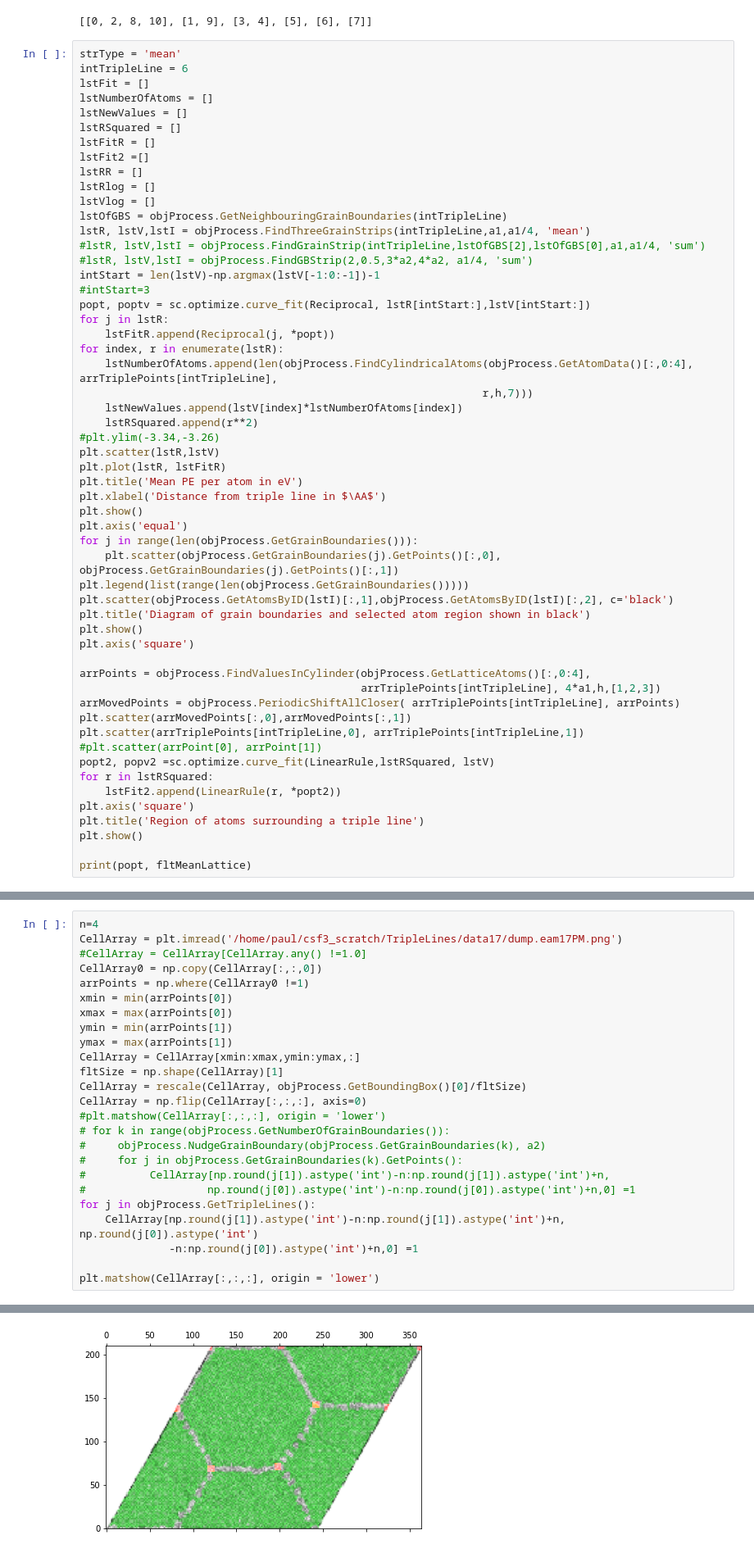
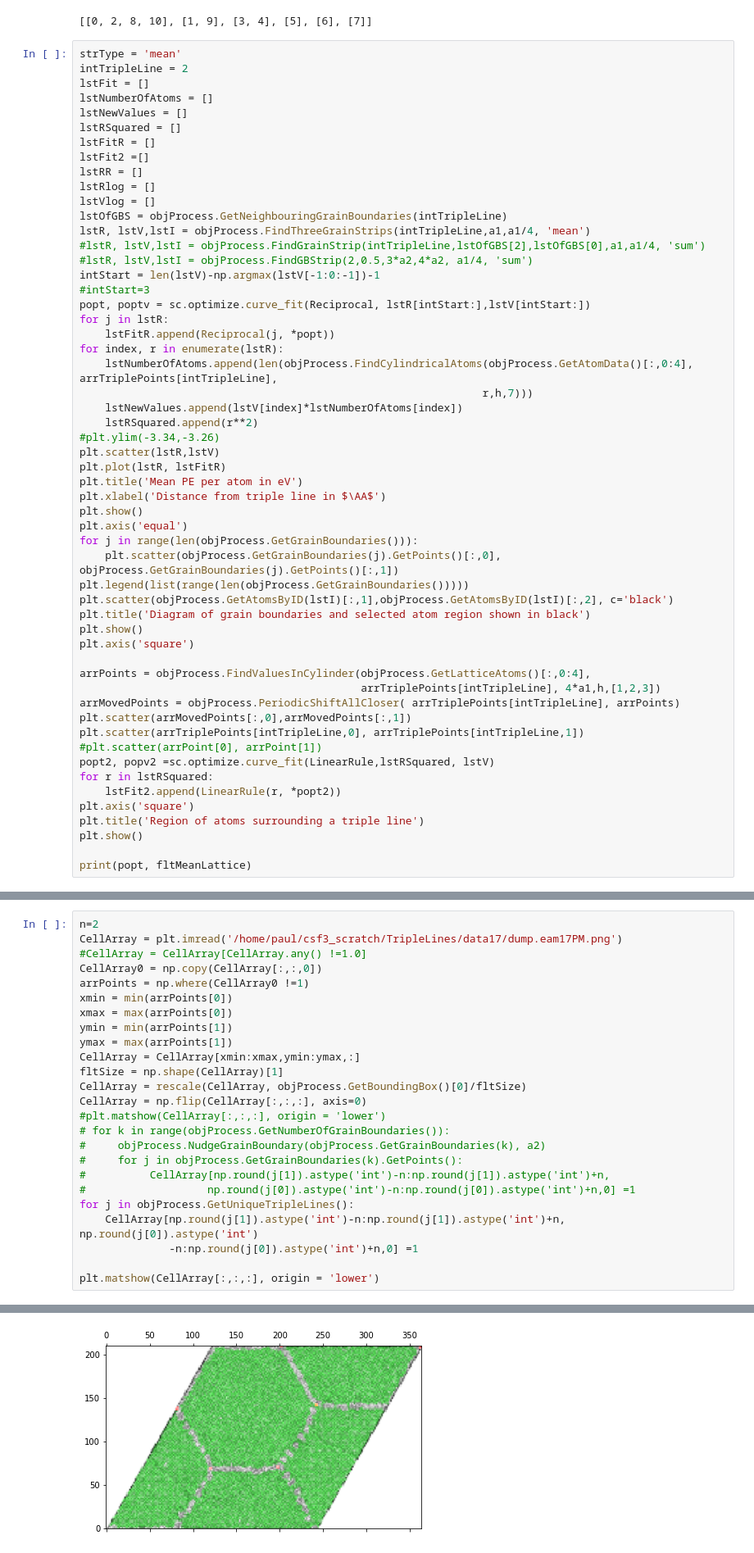
Before and after one commit to PaulTwine/TripleLines.github.io, a Jupyter notebook: TripleLine Fitting.ipynb, the cells around one changed output, grey strips where cells are left out. Shown at 82% size. Drawn from its saved outputs; the diff is of its cells as text.

```diff
--- a/TripleLine Fitting.ipynb
+++ b/TripleLine Fitting.ipynb
@@ -69,7 +69,7 @@ def ReciprocalFit(r,b):
 [[0, 2, 8, 10], [1, 9], [3, 4], [5], [6], [7]]
 # %%
 strType = 'mean'
-intTripleLine = 6
+intTripleLine = 2
 lstFit = []
 lstNumberOfAtoms = []
 lstNewValues = []
@@ -174,33 +174,33 @@ print(objProcess.MoveToSimulationCell(objProcess.GetTripleLines()))
  [ 82.18779969 138.68535077  12.15      ]
  [362.25657115 208.06363064  12.15      ]]
 # %%
-n=4
+n=2
 CellArray = plt.imread('/home/paul/csf3_scratch/TripleLines/data17/dump.eam17PM.png')
 #CellArray = CellArray[CellArray.any() !=1.0]
 CellArray0 = np.copy(CellArray[:,:,0])
 arrPoints = np.where(CellArray0 !=1)
 xmin = min(arrPoints[0])
 xmax = max(arrPoints[0])
 ymin = min(arrPoints[1])
 ymax = max(arrPoints[1])
 CellArray = CellArray[xmin:xmax,ymin:ymax,:]
 fltSize = np.shape(CellArray)[1]
 CellArray = rescale(CellArray, objProcess.GetBoundingBox()[0]/fltSize)
 CellArray = np.flip(CellArray[:,:,:], axis=0)
 #plt.matshow(CellArray[:,:,:], origin = 'lower')
 # for k in range(objProcess.GetNumberOfGrainBoundaries()):
 #     objProcess.NudgeGrainBoundary(objProcess.GetGrainBoundaries(k), a2)
 #     for j in objProcess.GetGrainBoundaries(k).GetPoints():
 #          CellArray[np.round(j[1]).astype('int')-n:np.round(j[1]).astype('int')+n,
 #                   np.round(j[0]).astype('int')-n:np.round(j[0]).astype('int')+n,0] =1
-for j in objProcess.GetTripleLines():
+for j in objProcess.GetUniqueTripleLines():
     CellArray[np.round(j[1]).astype('int')-n:np.round(j[1]).astype('int')+n, np.round(j[0]).astype('int')
               -n:np.round(j[0]).astype('int')+n,0] =1
 
 plt.matshow(CellArray[:,:,:], origin = 'lower')
 # %% [output]
 <matplotlib.image.AxesImage at 0x...>
-[figure, old version]
+[figure, new version]
 # %%
 arrCentre = objProcess.GetTripleLines(4)
 arrLength = objProcess.GetTripleLines(7)-objProcess.GetTripleLines(4)
```
Also changed, not shown: parts of 8 cells of this notebook, 2 other files.
